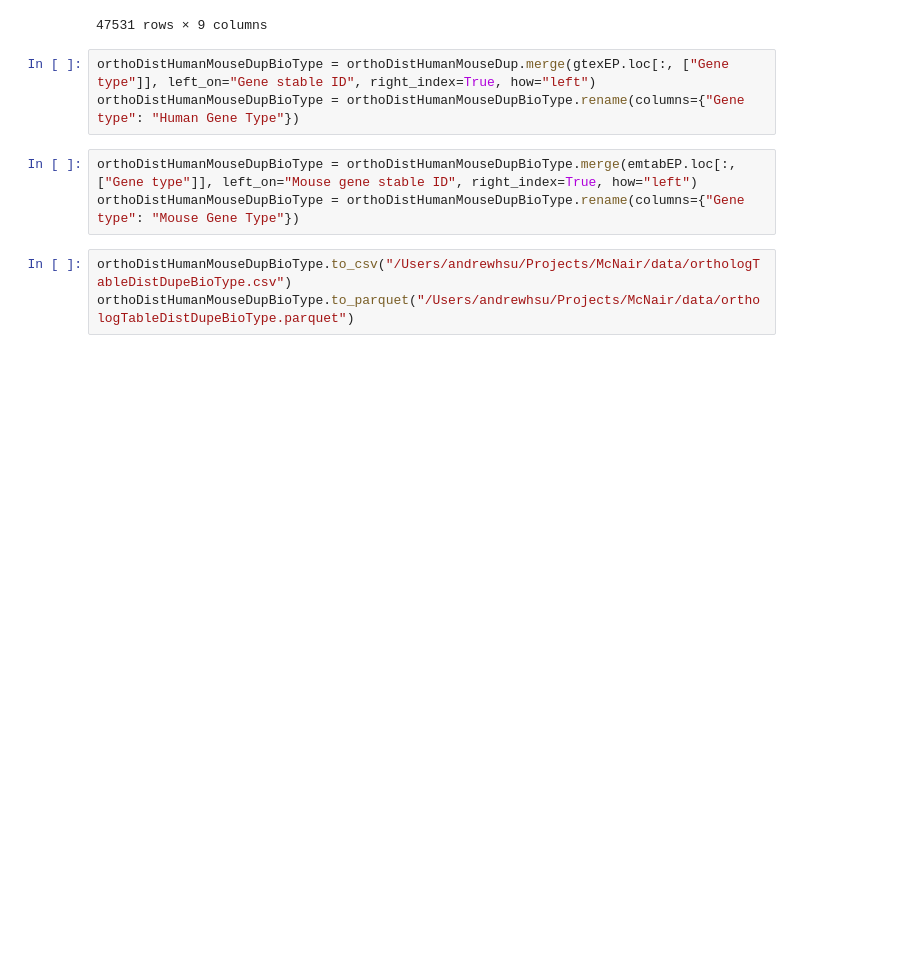
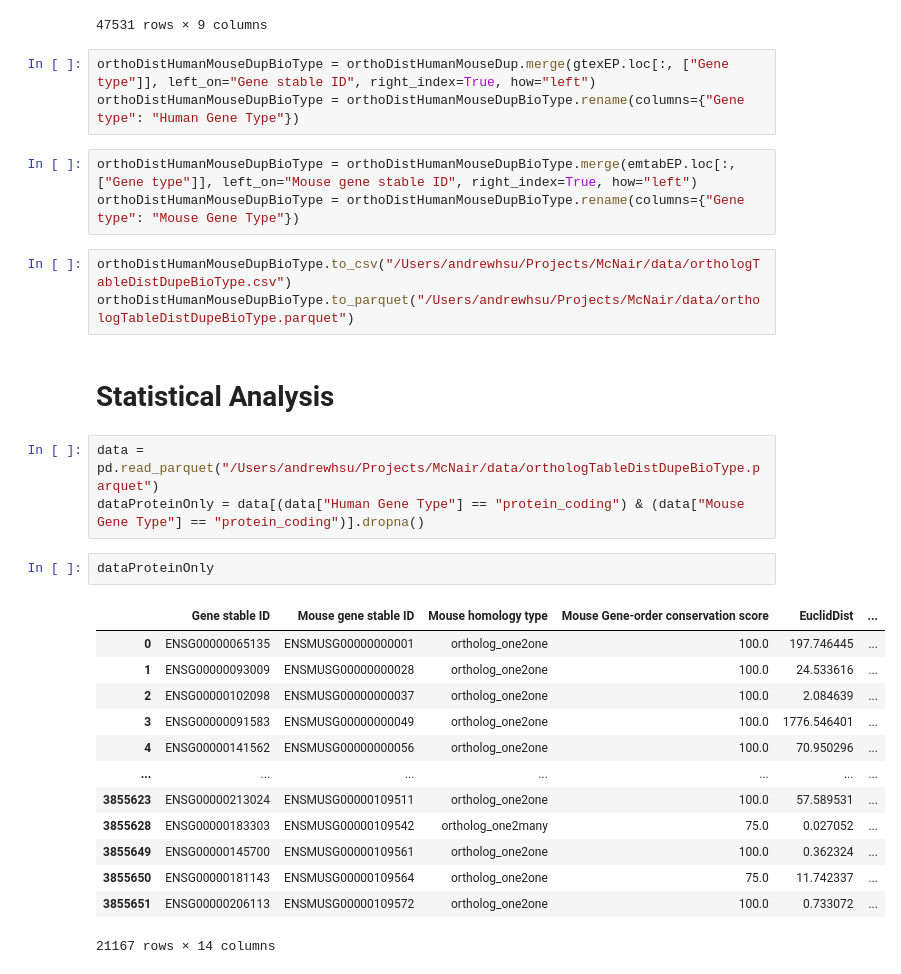
Before and after one commit to AndrewH72/Gene-Duplication, a Jupyter notebook: scripts/dataAnalysis.ipynb, the cells around one changed output. Cells and saved outputs as stored; diff of their text form; blank space fills up the shorter version.

Commit message:
i found the number, median, and mean of categories of genes. i also performed a mann-whitney u test on pairs of category of genes to identify their pvalues

```diff
--- a/scripts/dataAnalysis.ipynb
+++ b/scripts/dataAnalysis.ipynb
@@ -154,3 +155,24 @@ orthoDistHumanMouseDupBioType = orthoDistHumanMouseDupBioType.rename(columns={"G
 # %%
 orthoDistHumanMouseDupBioType.to_csv("/Users/andrewhsu/Projects/McNair/data/orthologTableDistDupeBioType.csv")
 orthoDistHumanMouseDupBioType.to_parquet("/Users/andrewhsu/Projects/McNair/data/orthologTableDistDupeBioType.parquet")
+# %% [markdown]
+# Statistical Analysis
+# %%
+data = pd.read_parquet("/Users/andrewhsu/Projects/McNair/data/orthologTableDistDupeBioType.parquet")
+dataProteinOnly = data[(data["Human Gene Type"] == "protein_coding") & (data["Mouse Gene Type"] == "protein_coding")].dropna()
+# %%
+dataProteinOnly
+# %% [output]
+|  | Gene stable ID | Mouse gene stable ID | Mouse homology type | Mouse Gene-order conservation score | EuclidDist | ... |
+| 0 | ENSG00000065135 | ENSMUSG00000000001 | ortholog_one2one | 100.0 | 197.746445 | ... |
+| 1 | ENSG00000093009 | ENSMUSG00000000028 | ortholog_one2one | 100.0 | 24.533616 | ... |
+| 2 | ENSG00000102098 | ENSMUSG00000000037 | ortholog_one2one | 100.0 | 2.084639 | ... |
+| 3 | ENSG00000091583 | ENSMUSG00000000049 | ortholog_one2one | 100.0 | 1776.546401 | ... |
+| 4 | ENSG00000141562 | ENSMUSG00000000056 | ortholog_one2one | 100.0 | 70.950296 | ... |
+| ... | ... | ... | ... | ... | ... | ... |
+| 3855623 | ENSG00000213024 | ENSMUSG00000109511 | ortholog_one2one | 100.0 | 57.589531 | ... |
+| 3855628 | ENSG00000183303 | ENSMUSG00000109542 | ortholog_one2many | 75.0 | 0.027052 | ... |
+| 3855649 | ENSG00000145700 | ENSMUSG00000109561 | ortholog_one2one | 100.0 | 0.362324 | ... |
+| 3855650 | ENSG00000181143 | ENSMUSG00000109564 | ortholog_one2one | 75.0 | 11.742337 | ... |
+| 3855651 | ENSG00000206113 | ENSMUSG00000109572 | ortholog_one2one | 100.0 | 0.733072 | ... |
+21167 rows × 14 columns
```
Also changed, not shown: parts of 7 cells of this notebook, 3 other files.
